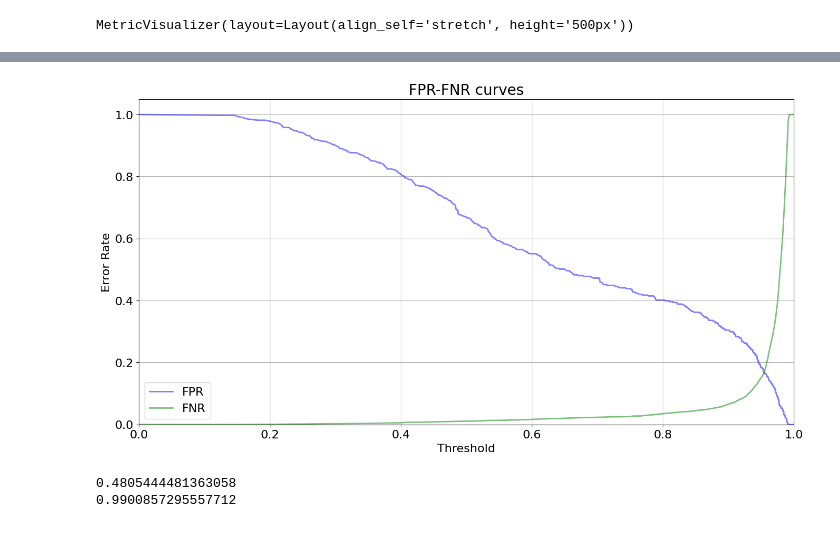
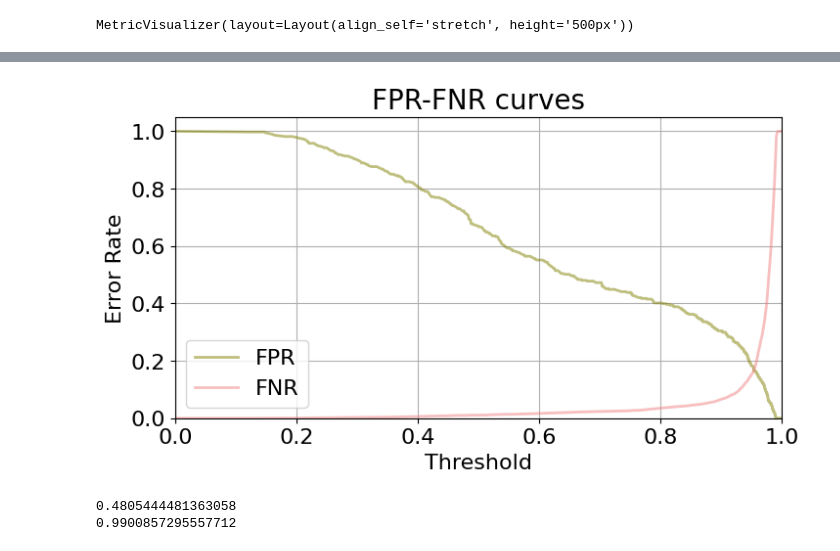
Before and after one commit to ariahosseini/TradML, a Jupyter notebook: ML_CatBoost_ProjTwe.ipynb, the cells around one changed output, grey strips where cells are left out. Cells and saved outputs as stored; diff of their text form; code cells hidden in the pictures.

```diff
--- a/ML_CatBoost_ProjTwe.ipynb
+++ b/ML_CatBoost_ProjTwe.ipynb
@@ -484,21 +493,34 @@ plt.show()
 (thresholds, fnr) = get_fnr_curve(curve=curve)
 # %%
 lw = 2
-plt.figure(figsize=(16, 8))
-plt.plot(thresholds, fpr, color='blue', lw=lw, label='FPR', alpha=0.5)
-plt.plot(thresholds, fnr, color='green', lw=lw, label='FNR', alpha=0.5)
+plt.figure(figsize=(8, 4))
+
+plt.plot(thresholds,
+         fpr,
+         color='olive',
+         lw=lw,
+         label='FPR',
+         alpha=0.5)
+
+plt.plot(thresholds,
+         fnr,
+         color='lightcoral',
+         lw=lw,
+         label='FNR',
+         alpha=0.5)
+
 plt.xlim([0.0, 1.0])
 plt.ylim([0.0, 1.05])
 plt.xticks(fontsize=16)
 plt.yticks(fontsize=16)
 plt.grid(True)
 plt.xlabel('Threshold', fontsize=16)
 plt.ylabel('Error Rate', fontsize=16)
 plt.title('FPR-FNR curves', fontsize=20)
 plt.legend(loc="lower left", fontsize=16)
 plt.show()
 # %% [output]
-[figure, old version]
+[figure, new version]
 # %%
 print(select_threshold(model=model, data=eval_pool, FNR=0.01))
 print(select_threshold(model=model, data=eval_pool, FPR=0.01))
```
Also changed, not shown: parts of 50 cells of this notebook.
